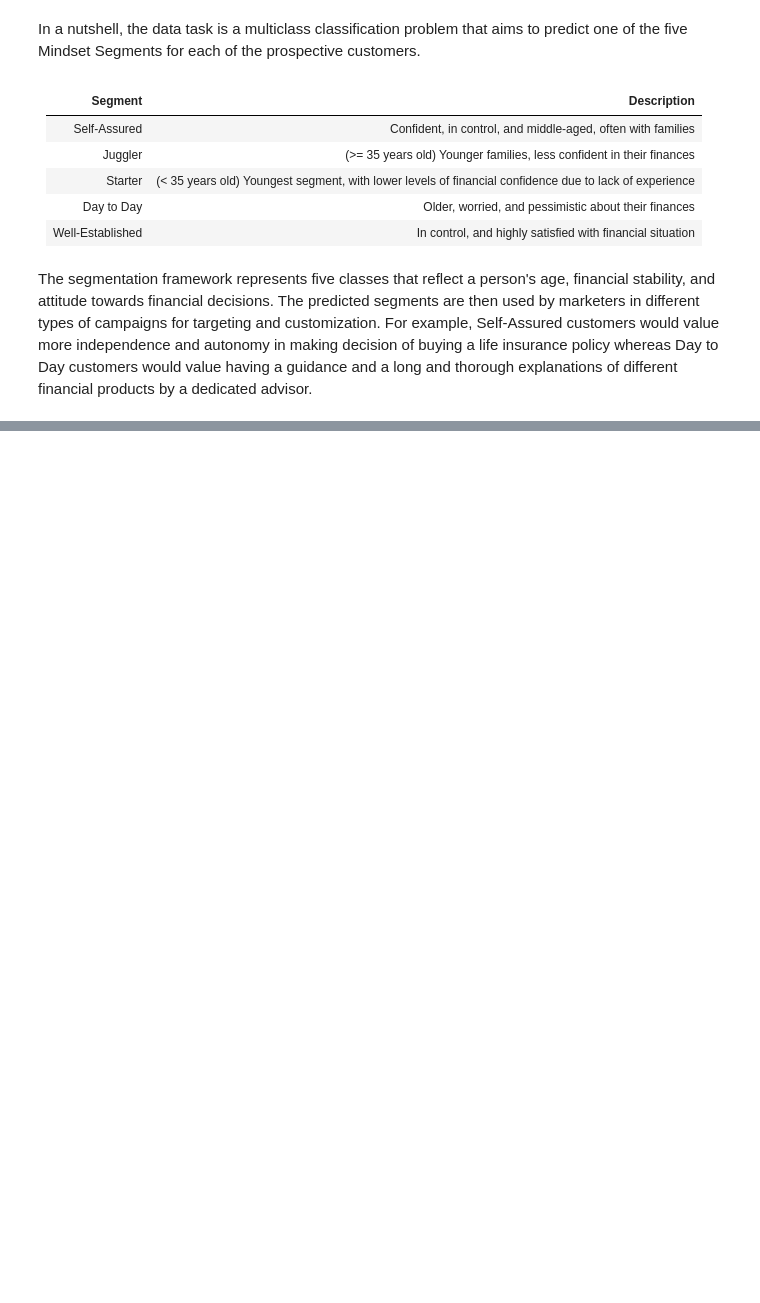
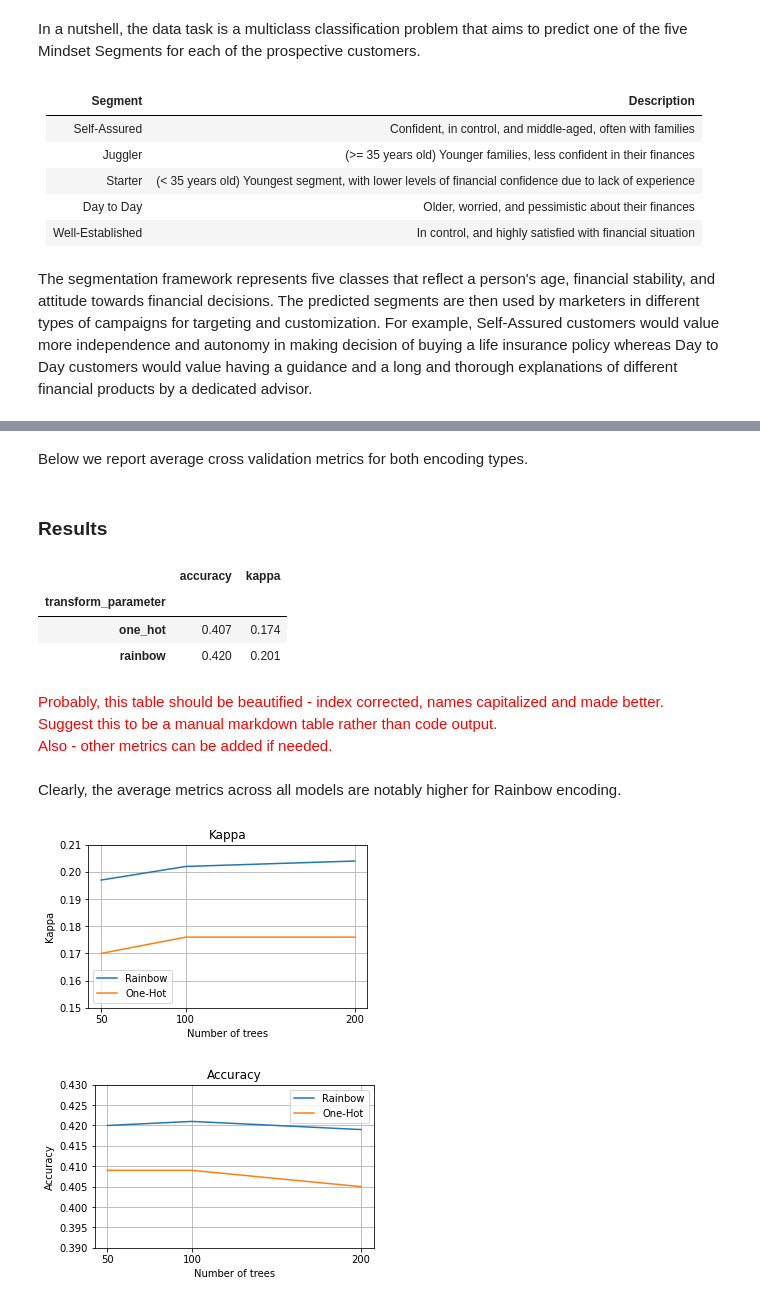
Before and after one commit to h17/fastreport, a Jupyter notebook: _notebooks/Rainbow_Paper.ipynb, the cells around one changed output, grey strips where cells are left out. Saved outputs shown, nothing was run; the diff lists cells and outputs as text; code cells hidden in the pictures; blank space fills up the shorter version.

Commit message:
making intial plot

```diff
--- a/_notebooks/Rainbow_Paper.ipynb
+++ b/_notebooks/Rainbow_Paper.ipynb
@@ -184,0 +183,11 @@ d = pd.read_csv('/Users/mm22140/Box/Customer-Journey-Domain/anna/mindset-segment
+# %%
+## THIS CODE AND OUTPUT WILL BE HIDDEN
+
+import pandas as pd
+pd.set_option('display.max_columns', None)
+
+# Add 'rainbow_research.csv' and 'rainbow_research_feature_selection.csv' in the _notebooks folder
+# Don't push data to repo - they must be ignored in .gitignore
+t = pd.read_csv('rainbow_research.csv')
+# Size of data to report above
+int((t['n_train'] + t['n_test'])[0])
@@ -184,0 +255,43 @@ d = pd.read_csv('/Users/mm22140/Box/Customer-Journey-Domain/anna/mindset-segment
+# %% [markdown]
+Below we report average cross validation metrics for both encoding types.
+# %% [markdown]
+### Results
+# %%
+## THIS CODE WILL BE HIDDEN, OUTPUT WILL BE SHOWN - probably, as a manual mardown table
+t[t['feature_group']=='all'].groupby(['transform_parameter'])[['accuracy', 'kappa']].mean().round(3)
+# %% [output]
+|  | accuracy | kappa |
+| transform_parameter |  |  |
+| one_hot | 0.407 | 0.174 |
+| rainbow | 0.420 | 0.201 |
+# %% [markdown]
+<font color='red'>Probably, this table should be beautified - index corrected, names capitalized and made better. <br>Suggest this to be a manual markdown table rather than code output. <br>Also - other metrics can be added if needed.</font>
+# %% [markdown]
+Clearly, the average metrics across all models are notably higher for Rainbow encoding.
+# %%
+import matplotlib.pyplot as plt
+import warnings
+warnings.filterwarnings("ignore")
+
+def make_plot(t, feature_group, hyperparameter, hyperparameter_name, metric, ylimit_bottom, ylimit_top, xticks_list):
+    k1 = pd.DataFrame(t[t['feature_group']==feature_group][t['transform_parameter']=='rainbow'].groupby(
+        hyperparameter)[metric].mean().round(3))
+    k2 = pd.DataFrame(t[t['feature_group']==feature_group][t['transform_parameter']=='one_hot'].groupby(
+        hyperparameter)[metric].mean().round(3))
+    fig, ax = plt.subplots(figsize=(5,3))
+    plt.plot(k1.index, k1[metric], label = 'Rainbow')
+    plt.plot(k2.index, k2[metric], label = 'One-Hot')
+    plt.ylim(ylimit_bottom, ylimit_top)
+    ax.set_xticks(xticks_list)
+    plt.grid()
+    plt.legend()
+    plt.xlabel(hyperparameter_name)
+    plt.ylabel(metric.capitalize())
+    plt.title(metric.capitalize())
+    plt.show()
+# %%
+make_plot(t, 'all', 'n_trees', 'Number of trees', 'kappa', 0.15, 0.21, [50, 100 ,200])
+make_plot(t, 'all', 'n_trees', 'Number of trees', 'accuracy', 0.39, 0.43, [50, 100 ,200])
+# %% [output]
+[figure, added]
+[figure, added]
```
Also changed, not shown: parts of 16 cells of this notebook.
